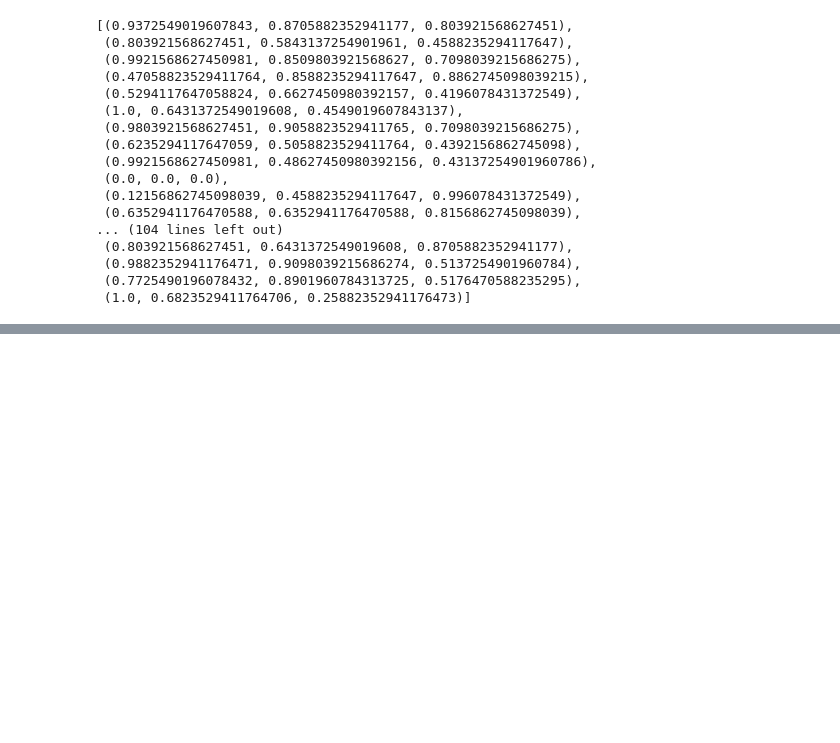
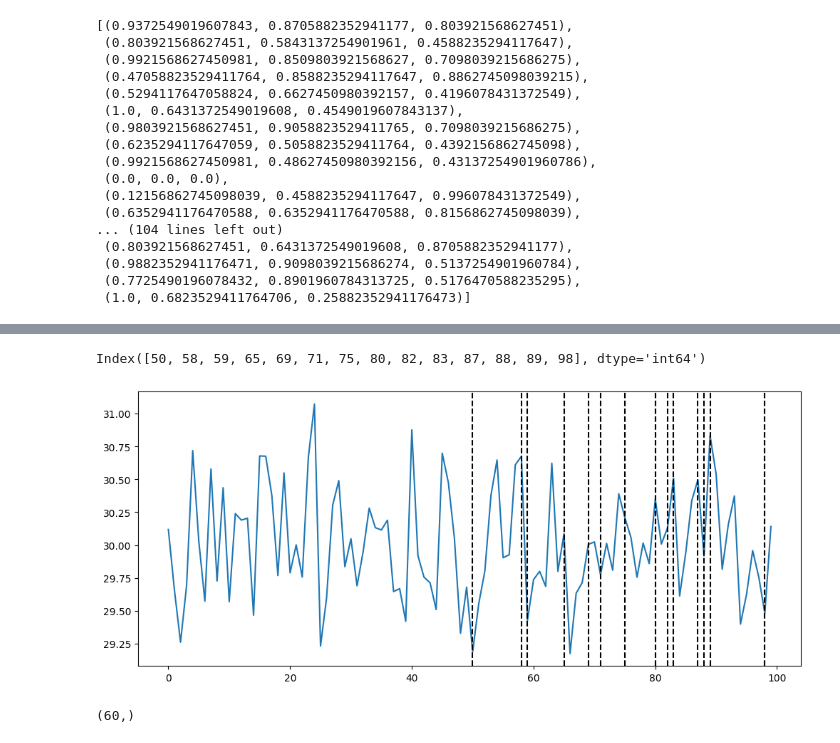
Before and after one commit to gdayjilljiw/ice-pca-hw, a Jupyter notebook: pca-and-ica.ipynb, the cells around one changed output, grey strips where cells are left out. Saved outputs shown, nothing was run; the diff lists cells and outputs as text; code cells hidden in the pictures; blank space fills up the shorter version.

```diff
--- a/pca-and-ica.ipynb
+++ b/pca-and-ica.ipynb
@@ -313,0 +305,28 @@ del_y
+# %%
+# def find_anomalies(redf,df, threshold):
+#     # for i in df.index:
+#     #     print(i)
+#     # compute_distance(redf,df)
+#     return  compute_distance(redf,df) > threshold
+
+# def anomalies_plot(redf,df, thres):
+#     plt.plot(df)
+#     for i in range(10):
+#         if find_anomalies(redf, df, thres):
+#             plt.avline(find_anomalies(redf, df, thres).idex)
+#     plt.show()
+plt.figure(figsize=(12,5))
+plt.plot(np.mean(normal_sig_data, axis=1))
+for ai in normal_sig_data.loc[loss>3].index:
+    plt.axvline(ai, color='black', ls='--')
+# normal_sig_data.loc[loss>3].index
+normal_sig_data.loc[loss>3].index
+# %% [output]
+Index([50, 58, 59, 65, 69, 71, 75, 80, 82, 83, 87, 88, 89, 98], dtype='int64')
+[figure, added]
+# %%
+# anomalies_plot(pca_df_reconstructed, normal_sig_data, 1.5)
+find_anomalies(pca_df_reconstructed, normal_sig_data,1.5).shape
+# normal_sig_data.loc[an]
+# %% [output]
+(60,)
```
Also changed, not shown: parts of 27 cells of this notebook, 2 other files.
